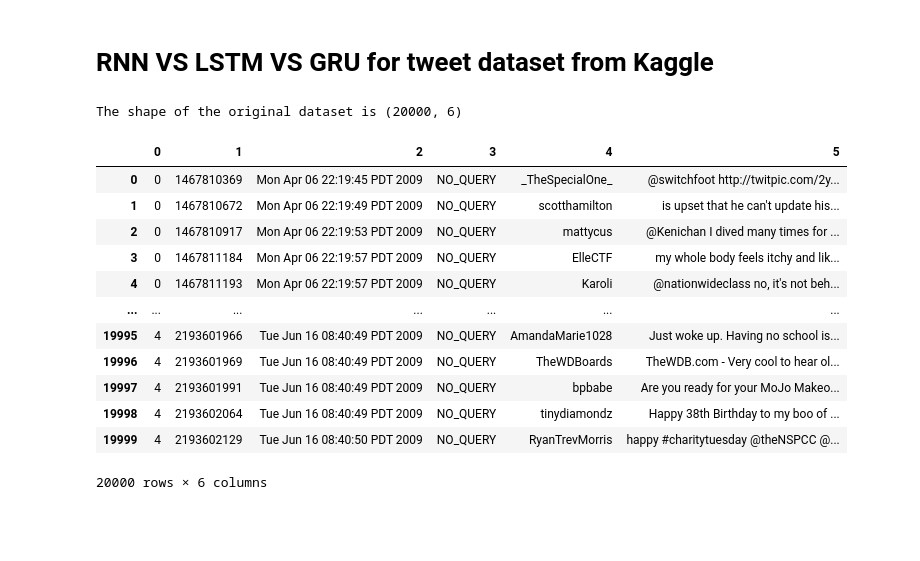
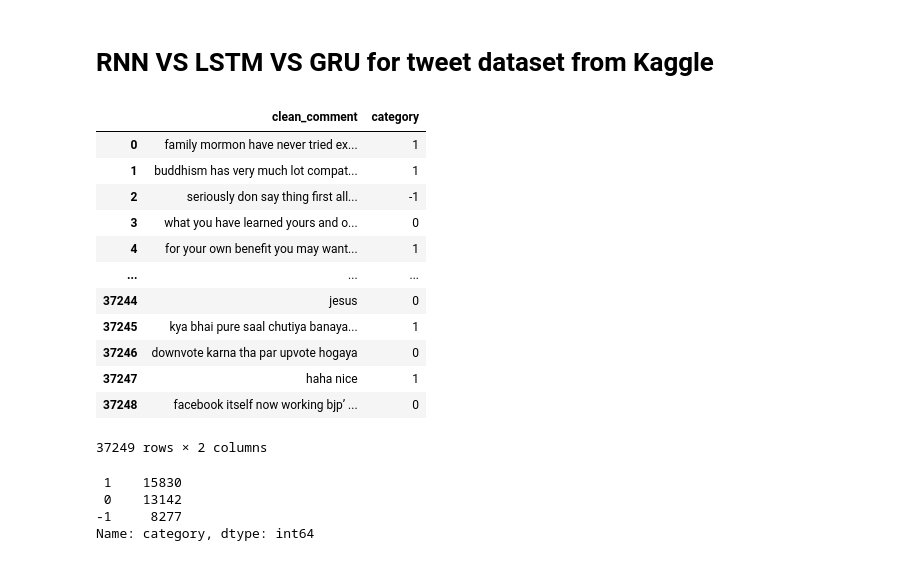
Before and after one commit to Amirrahman19/DeepLearning, a Jupyter notebook: CA1/PartC/techpaper.ipynb, the cells around one changed output. Saved outputs shown, nothing was run; the diff lists cells and outputs as text; code cells hidden in the pictures; blank space fills up the shorter version.

```diff
--- a/CA1/PartC/techpaper.ipynb
+++ b/CA1/PartC/techpaper.ipynb
@@ -270,21 +270,33 @@ import spacy
 from sklearn.metrics import classification_report
 # https://haochen23.github.io/2020/01/nlp-rnn-sentiment.html#.Y3sIcXZByUk
 # %%
-data = pd.read_csv("https://raw.githubusercontent.com/haochen23/nlp-rnn-lstm-sentiment/master/training.1600000.processed.noemoticon.csv", header=None, encoding='cp437')
-print("The shape of the original dataset is {}".format(data.shape))
-data
+import ssl
+ssl._create_default_https_context = ssl._create_unverified_context
+
+# data = pd.read_csv("https://raw.githubusercontent.com/haochen23/nlp-rnn-lstm-sentiment/master/training.1600000.processed.noemoticon.csv", header=None, encoding='cp437')
+# print("The shape of the original dataset is {}".format(data.shape))
+# data
+
+raw = pd.read_csv('data/Reddit_Data.csv')
+raw
 # %% [output]
+|  | clean_comment | category |
+| 0 | family mormon have never tried ex... | 1 |
+| 1 | buddhism has very much lot compat... | 1 |
+| 2 | seriously don say thing first all... | -1 |
+| 3 | what you have learned yours and o... | 0 |
+| 4 | for your own benefit you may want... | 1 |
+| ... | ... | ... |
+| 37244 | jesus | 0 |
+| 37245 | kya bhai pure saal chutiya banaya... | 1 |
+| 37246 | downvote karna tha par upvote hogaya | 0 |
+| 37247 | haha nice | 1 |
+| 37248 | facebook itself now working bjp’ ... | 0 |
-The shape of the original dataset is (20000, 6)
+37249 rows × 2 columns
-|  | 0 | 1 | 2 | 3 | 4 | 5 |
-| 0 | 0 | 1467810369 | Mon Apr 06 22:19:45 PDT 2009 | NO_QUERY | _TheSpecialOne_ | @switchfoot http://twitpic.com/2y... |
-| 1 | 0 | 1467810672 | Mon Apr 06 22:19:49 PDT 2009 | NO_QUERY | scotthamilton | is upset that he can't update his... |
-| 2 | 0 | 1467810917 | Mon Apr 06 22:19:53 PDT 2009 | NO_QUERY | mattycus | @Kenichan I dived many times for ... |
-| 3 | 0 | 1467811184 | Mon Apr 06 22:19:57 PDT 2009 | NO_QUERY | ElleCTF | my whole body feels itchy and lik... |
-| 4 | 0 | 1467811193 | Mon Apr 06 22:19:57 PDT 2009 | NO_QUERY | Karoli | @nationwideclass no, it's not beh... |
-| ... | ... | ... | ... | ... | ... | ... |
-| 19995 | 4 | 2193601966 | Tue Jun 16 08:40:49 PDT 2009 | NO_QUERY | AmandaMarie1028 | Just woke up. Having no school is... |
-| 19996 | 4 | 2193601969 | Tue Jun 16 08:40:49 PDT 2009 | NO_QUERY | TheWDBoards | TheWDB.com - Very cool to hear ol... |
-| 19997 | 4 | 2193601991 | Tue Jun 16 08:40:49 PDT 2009 | NO_QUERY | bpbabe | Are you ready for your MoJo Makeo... |
-| 19998 | 4 | 2193602064 | Tue Jun 16 08:40:49 PDT 2009 | NO_QUERY | tinydiamondz | Happy 38th Birthday to my boo of ... |
-| 19999 | 4 | 2193602129 | Tue Jun 16 08:40:50 PDT 2009 | NO_QUERY | RyanTrevMorris | happy #charitytuesday @theNSPCC @... |
-20000 rows × 6 columns
+# %%
+raw['category'].value_counts()
+# %% [output]
+ 1    15830
+ 0    13142
+-1     8277
+Name: category, dtype: int64
```
Also changed, not shown: parts of 13 cells of this notebook, 3 other files.
